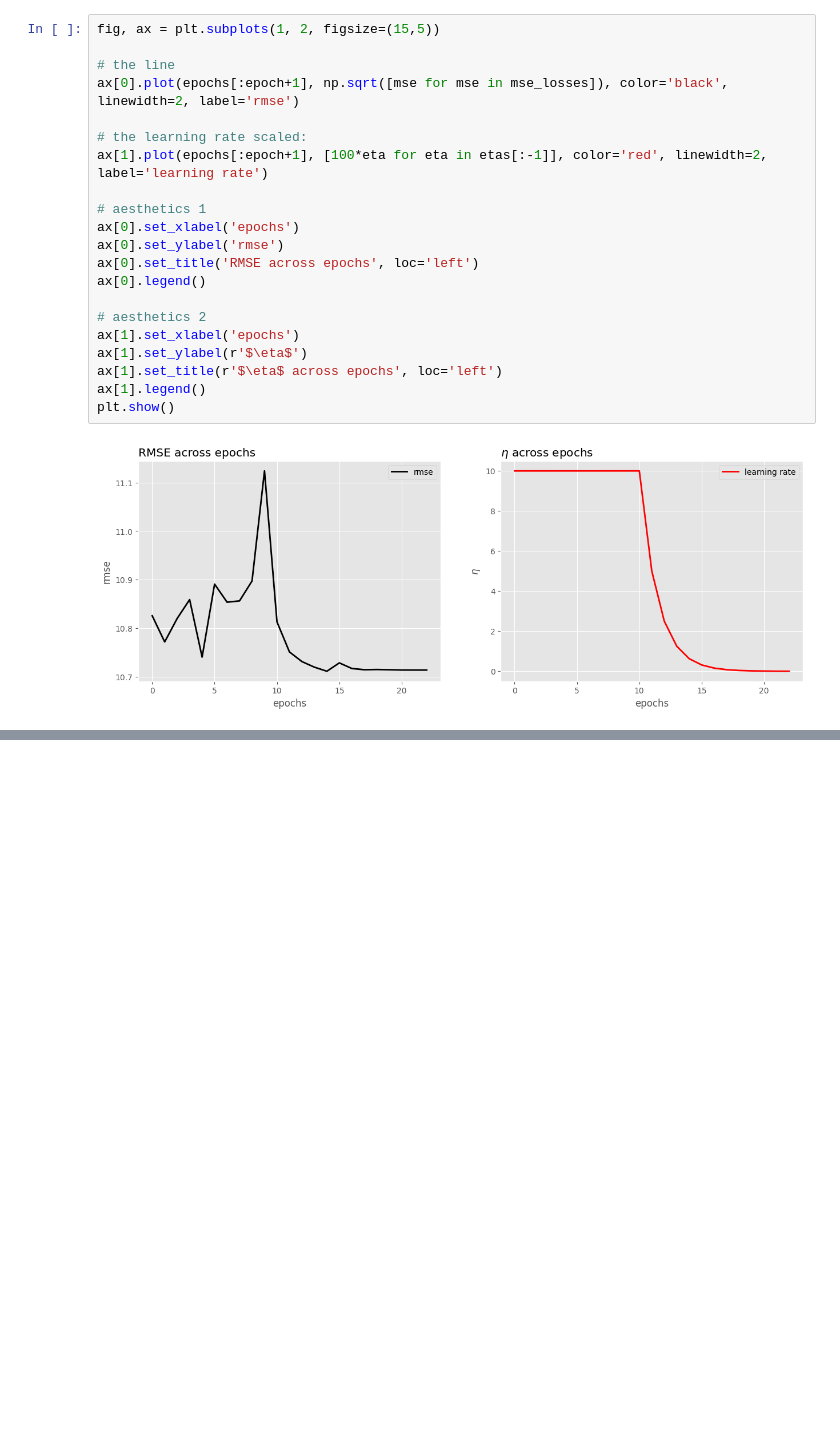
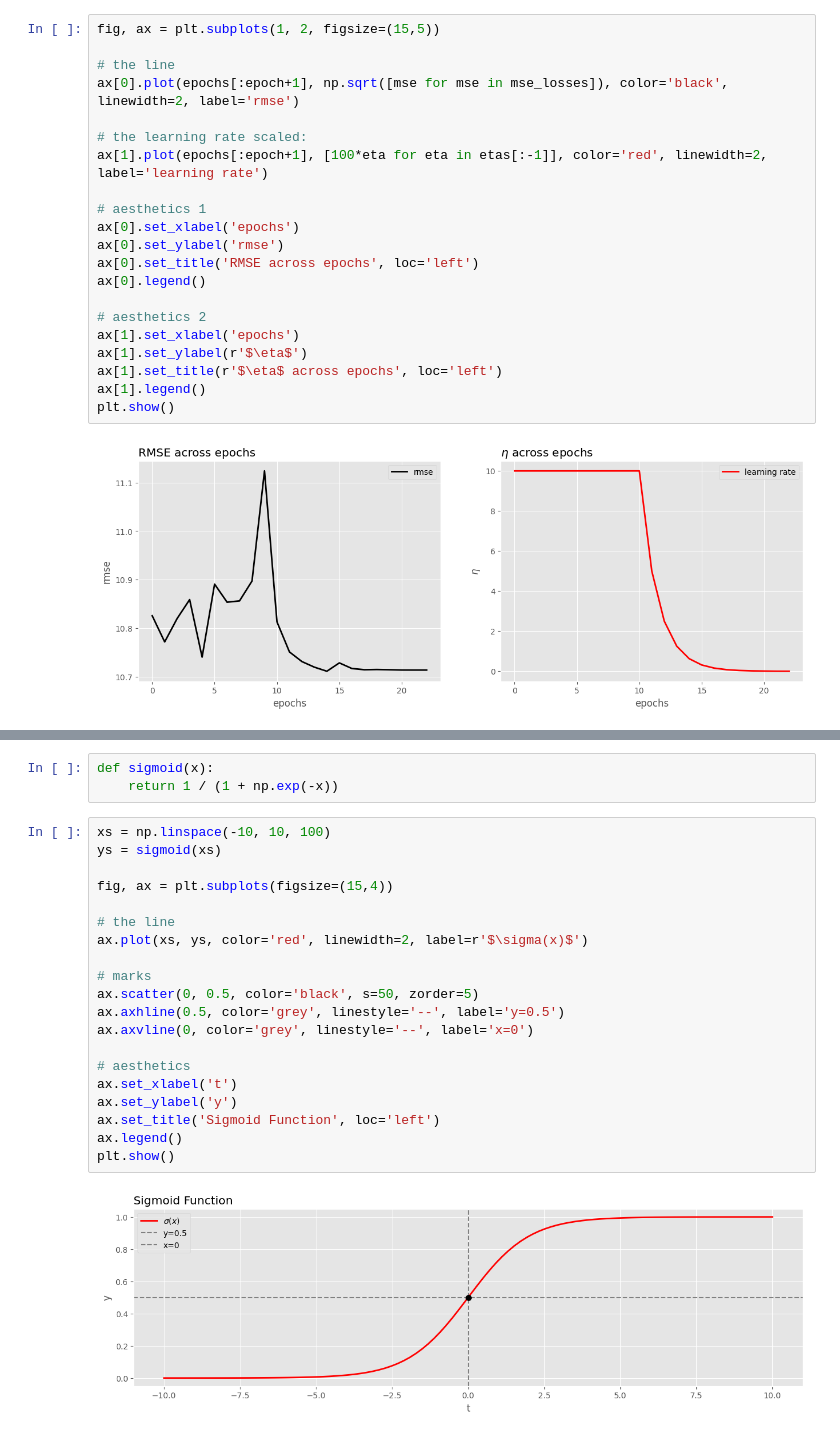
Before and after one commit to YVYX04/ML_First_Steps, a Jupyter notebook: 04_Training_Models.ipynb, the cells around one changed output, grey strips where cells are left out. Drawn from its saved outputs; the diff is of its cells as text; blank space fills up the shorter version.

```diff
--- a/04_Training_Models.ipynb
+++ b/04_Training_Models.ipynb
@@ -1898,0 +1919,25 @@ plt.show()
+# %%
+def sigmoid(x):
+    return 1 / (1 + np.exp(-x))
+# %%
+xs = np.linspace(-10, 10, 100)
+ys = sigmoid(xs)
+
+fig, ax = plt.subplots(figsize=(15,4))
+
+# the line
+ax.plot(xs, ys, color='red', linewidth=2, label=r'$\sigma(x)$')
+
+# marks
+ax.scatter(0, 0.5, color='black', s=50, zorder=5)
+ax.axhline(0.5, color='grey', linestyle='--', label='y=0.5')
+ax.axvline(0, color='grey', linestyle='--', label='x=0')
+
+# aesthetics
+ax.set_xlabel('t')
+ax.set_ylabel('y')
+ax.set_title('Sigmoid Function', loc='left')
+ax.legend()
+plt.show()
+# %% [output]
+[figure, added]
```
Also changed, not shown: parts of 18 cells of this notebook.
